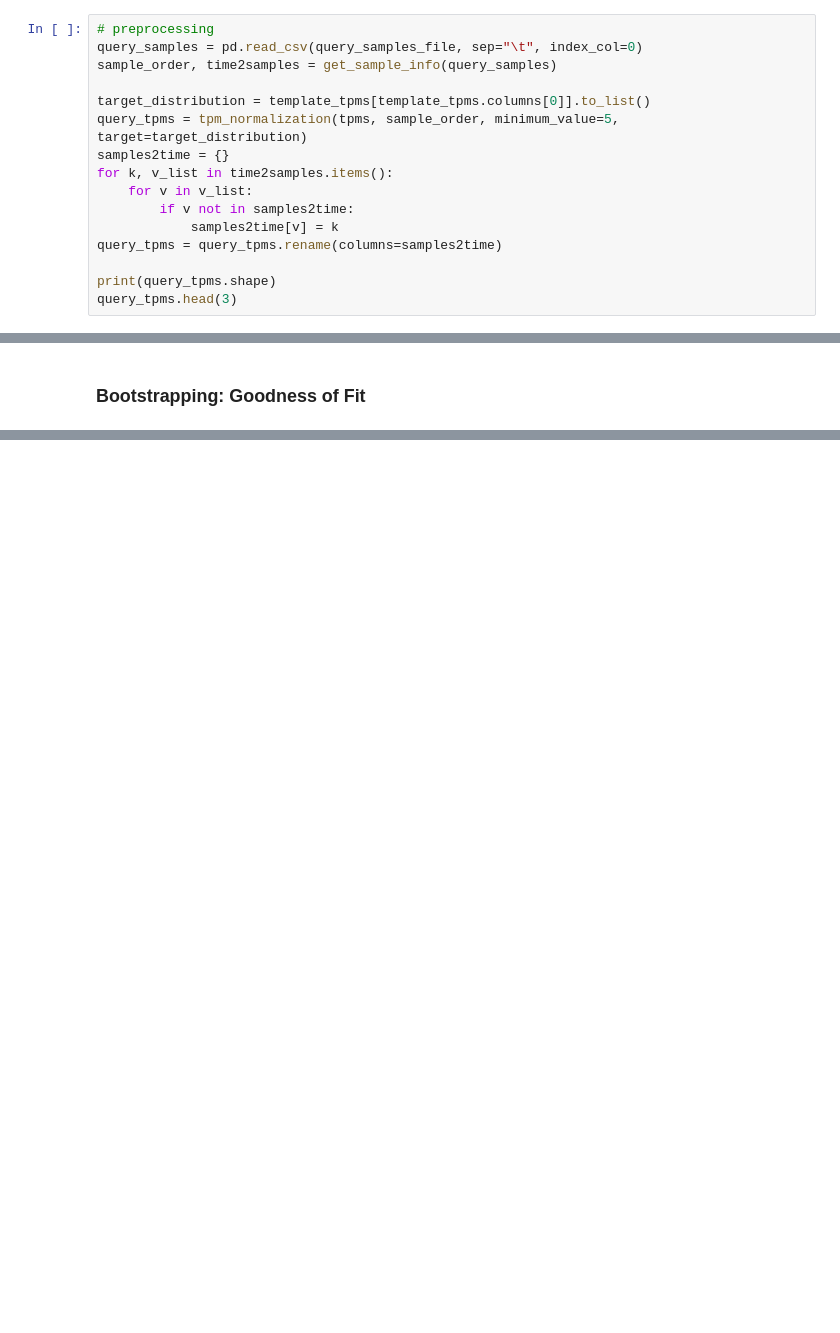
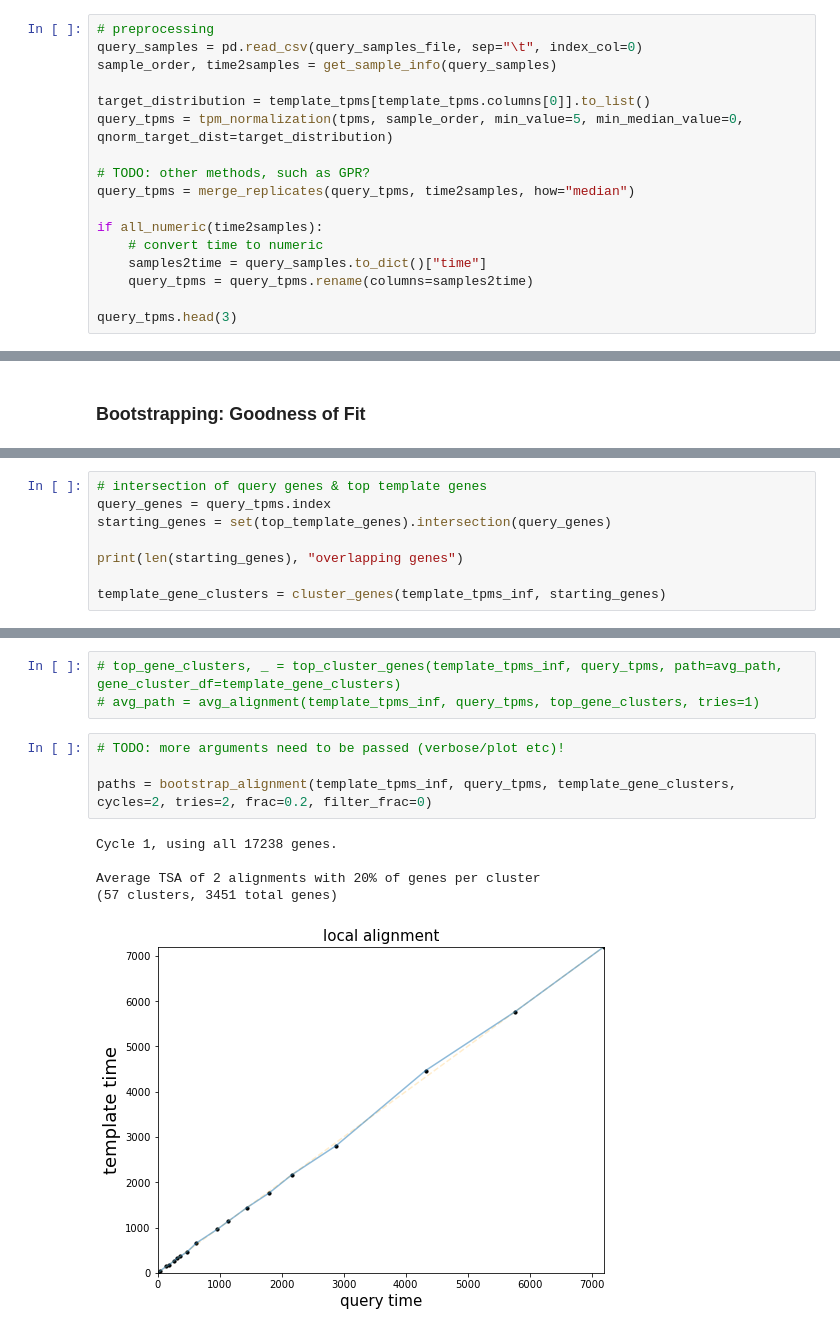
Before and after one commit to siebrenf/TSA, a Jupyter notebook: gene_selection_formal.ipynb, the cells around one changed output, grey strips where cells are left out. Drawn from its saved outputs; the diff is of its cells as text; blank space fills up the shorter version.

```diff
--- a/gene_selection_formal.ipynb
+++ b/gene_selection_formal.ipynb
@@ -423,13 +155,14 @@ query_samples = pd.read_csv(query_samples_file, sep="\t", index_col=0)
 sample_order, time2samples = get_sample_info(query_samples)
 
 target_distribution = template_tpms[template_tpms.columns[0]].to_list()
-query_tpms = tpm_normalization(tpms, sample_order, minimum_value=5, target=target_distribution)
-samples2time = {}
-for k, v_list in time2samples.items():
-    for v in v_list:
-        if v not in samples2time:
-            samples2time[v] = k
-query_tpms = query_tpms.rename(columns=samples2time)
+query_tpms = tpm_normalization(tpms, sample_order, min_value=5, min_median_value=0, qnorm_target_dist=target_distribution)
 
-print(query_tpms.shape)
+# TODO: other methods, such as GPR?
+query_tpms = merge_replicates(query_tpms, time2samples, how="median")
+
+if all_numeric(time2samples):
+    # convert time to numeric
+    samples2time = query_samples.to_dict()["time"]
+    query_tpms = query_tpms.rename(columns=samples2time)
+
 query_tpms.head(3)
@@ -596,0 +180,8 @@ plot_gene(showcase_gene, query_tpms, template_tpms_inf, avg_path, scale=True)
+# %%
+# intersection of query genes & top template genes
+query_genes = query_tpms.index
+starting_genes = set(top_template_genes).intersection(query_genes)
+
+print(len(starting_genes), "overlapping genes")
+
+template_gene_clusters = cluster_genes(template_tpms_inf, starting_genes)
@@ -596,0 +192,13 @@ plot_gene(showcase_gene, query_tpms, template_tpms_inf, avg_path, scale=True)
+# %%
+# top_gene_clusters, _ = top_cluster_genes(template_tpms_inf, query_tpms, path=avg_path, gene_cluster_df=template_gene_clusters)
+# avg_path = avg_alignment(template_tpms_inf, query_tpms, top_gene_clusters, tries=1)
+# %%
+# TODO: more arguments need to be passed (verbose/plot etc)!
+
+paths = bootstrap_alignment(template_tpms_inf, query_tpms, template_gene_clusters, cycles=2, tries=2, frac=0.2, filter_frac=0)
+# %% [output]
+Cycle 1, using all 17238 genes.
+
+Average TSA of 2 alignments with 20% of genes per cluster
+(57 clusters, 3451 total genes)
+[figure, added]
```
Also changed, not shown: parts of 21 cells of this notebook, 6 other files.
